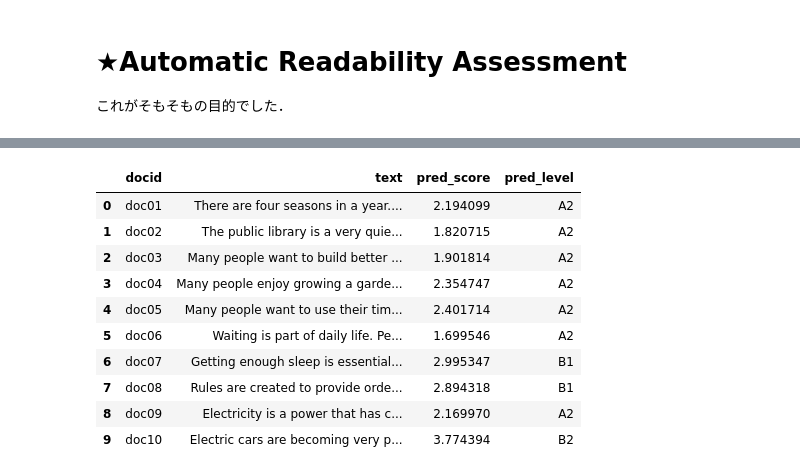
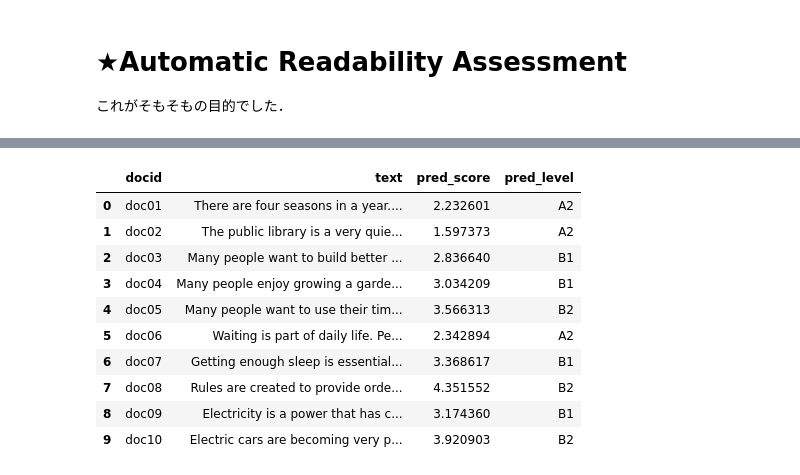
Before and after one commit to ShotaSasaki-HU/text-readability-assessor, a Jupyter notebook: readability_of_the_text.ipynb, the cells around one changed output, grey strips where cells are left out. Drawn from its saved outputs; the diff is of its cells as text; code cells hidden in the pictures.

```diff
--- a/readability_of_the_text.ipynb
+++ b/readability_of_the_text.ipynb
@@ -195,8 +254,9 @@ print(list(cefr_map.items())[:10]) # 確認用
 # %% [markdown]
 ## Training（訓練）
 # %%
-X = df[["mean_sentence_length"]].values # 説明変数
-y = df["label"].values # 目的変数
+feature_cols = df.drop(columns=['text', 'label']).columns # 説明変数のカラム名
+X = df[feature_cols].values # 説明変数
+y = df['label'].values # 目的変数
 
 # 学習/検証分割
 X_train, X_test, y_train, y_test = train_test_split(X, y, test_size=0.2, random_state=0)
@@ -350,0 +375,4 @@ print(y_pred)
+# %%
+path_csv = "https://github.com/ShotaSasaki-HU/text-difficulty-assessor/raw/refs/heads/main/group_work_text.csv"
+df_group_work = pd.read_csv(path_csv, encoding="utf-8", header=0)
+df_group_work
@@ -350,0 +393,16 @@ print(y_pred)
+# %%
+# 1. Average Sentence Length in a Single Document
+df_group_work['mean_sentence_length'] = df_group_work['text'].apply(calc_mean_sentence_length)
+
+# 2. Measuring Sentence Readability by Word Difficulty
+dist_series = df_group_work['text'].apply(lambda x: calc_distribution_by_word_level(cefr_map, x))
+dist_df = pd.DataFrame(dist_series.tolist(), index=df_group_work.index) # 辞書のSeriesを一気にDataFrameのカラムに展開
+df_group_work = pd.concat([df_group_work, dist_df], axis=1) # 元のDataFrameと結合
+
+print(df_group_work.head())
+print('------------------------------')
+
+# 予測実行
+X = df_group_work[feature_cols].values
+y_pred = model.predict(X)
+print(y_pred)
@@ -351,27 +427,27 @@ print(y_pred)
 # %%
 # np.round: 最も近い整数に丸める
 # np.clip: 予測値が 0.8 なら 1 に，6.5 なら 6 に補正する（範囲外対策）．
 y_pred_int = np.clip(np.round(y_pred), 1, 6).astype(int)
 
 # mapping = {"A1": 1, ..., "C2": 6} のキーと値を反転
 inverse_mapping = {v: k for k, v in mapping.items()}
 # 整数をCEFRラベルに変換
 pred_cefr_labels = [inverse_mapping[val] for val in y_pred_int]
 
-df_group_work_text['pred_score'] = y_pred
-df_group_work_text['pred_level'] = pred_cefr_labels
+df_group_work['pred_score'] = y_pred
+df_group_work['pred_level'] = pred_cefr_labels
 
 cols_to_show = ['docid', 'text', 'pred_score', 'pred_level']
-df_group_work_text[cols_to_show]
+df_group_work[cols_to_show]
 # %% [output]
 |  | docid | text | pred_score | pred_level |
-| 0 | doc01 | There are four seasons in a year.... | 2.194099 | A2 |
-| 1 | doc02 | The public library is a very quie... | 1.820715 | A2 |
-| 2 | doc03 | Many people want to build better ... | 1.901814 | A2 |
-| 3 | doc04 | Many people enjoy growing a garde... | 2.354747 | A2 |
-| 4 | doc05 | Many people want to use their tim... | 2.401714 | A2 |
-| 5 | doc06 | Waiting is part of daily life. Pe... | 1.699546 | A2 |
-| 6 | doc07 | Getting enough sleep is essential... | 2.995347 | B1 |
-| 7 | doc08 | Rules are created to provide orde... | 2.894318 | B1 |
-| 8 | doc09 | Electricity is a power that has c... | 2.169970 | A2 |
-| 9 | doc10 | Electric cars are becoming very p... | 3.774394 | B2 |
+| 0 | doc01 | There are four seasons in a year.... | 2.232601 | A2 |
+| 1 | doc02 | The public library is a very quie... | 1.597373 | A2 |
+| 2 | doc03 | Many people want to build better ... | 2.836640 | B1 |
+| 3 | doc04 | Many people enjoy growing a garde... | 3.034209 | B1 |
+| 4 | doc05 | Many people want to use their tim... | 3.566313 | B2 |
+| 5 | doc06 | Waiting is part of daily life. Pe... | 2.342894 | A2 |
+| 6 | doc07 | Getting enough sleep is essential... | 3.368617 | B1 |
+| 7 | doc08 | Rules are created to provide orde... | 4.351552 | B2 |
+| 8 | doc09 | Electricity is a power that has c... | 3.174360 | B1 |
+| 9 | doc10 | Electric cars are becoming very p... | 3.920903 | B2 |
```
Also changed, not shown: parts of 14 cells of this notebook.
